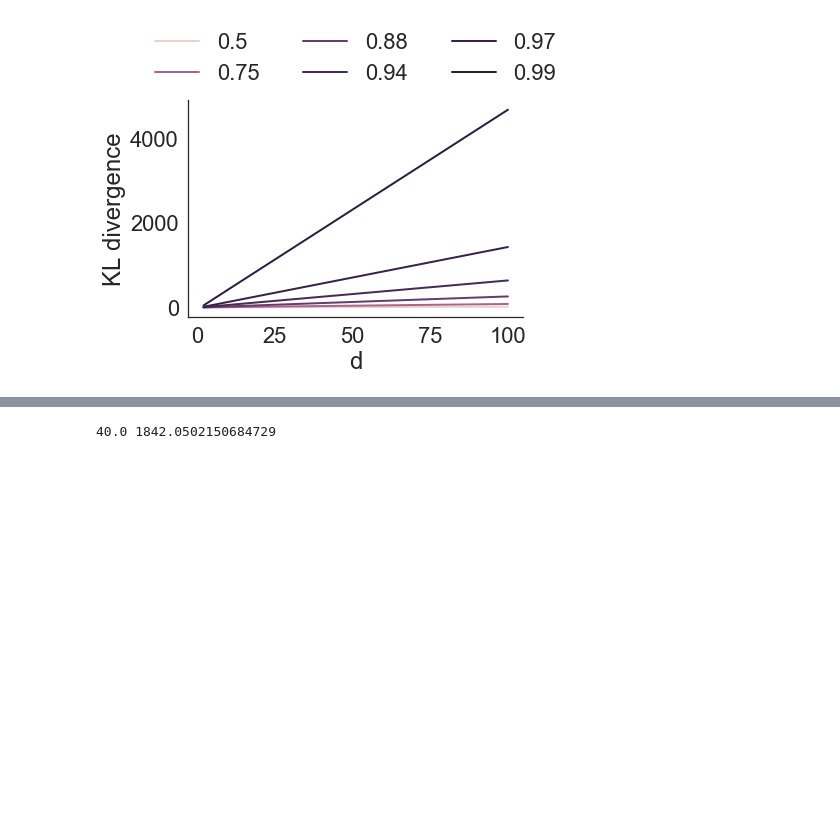
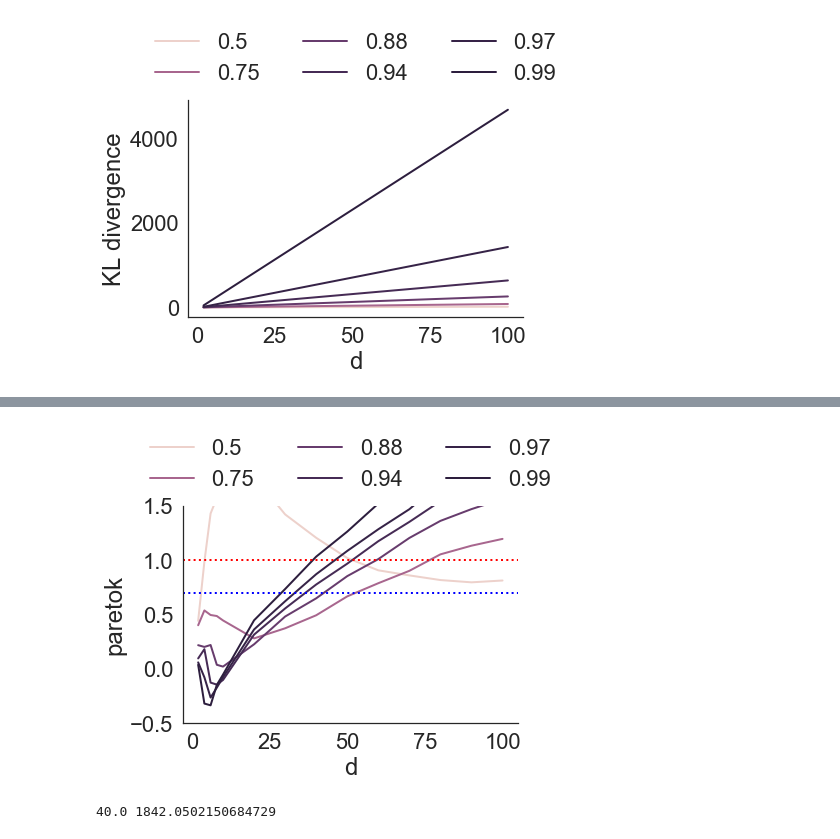
Before and after one commit to kunalghosh/viabel, a Jupyter notebook: notebooks/KL-Gaussian-minimization-new.ipynb, the cells around one changed output, grey strips where cells are left out. Saved outputs shown, nothing was run; the diff lists cells and outputs as text; code cells hidden in the pictures; blank space fills up the shorter version.

```diff
--- a/notebooks/KL-Gaussian-minimization-new.ipynb
+++ b/notebooks/KL-Gaussian-minimization-new.ipynb
@@ -183,3 +253,18 @@ print(kl_inc_df)
+# %%
+
+sns.lineplot(data=inc_inc_df, x='d', y='paretok', hue='corr', legend='full')
+#plt.legend(rhos, bbox_to_anchor=(1.04,1), loc="upper left")
+plt.ylabel('paretok')
+plt.axhline(y=0.7, color='blue', linestyle=':')
+plt.axhline(y=1.0, color='red', linestyle=':')
+plt.ylim((-0.5, 1.5))
+plt.legend(rhos, loc='upper center', bbox_to_anchor=(0.5, 1.4),
+           ncol=3, frameon=False)
+sns.despine()
+plt.savefig('../writing/variational-objectives/figures/inclusive_kl-gaussian_gaussian_mean_field_paretok.pdf', bbox_inches='tight')
+plt.show()
+# %% [output]
+[figure, added]
 # %%
 print(kl_inc_df.d[125], kl_inc_df.KL[125])
 # %% [output]
```
Also changed, not shown: parts of 20 cells of this notebook.
